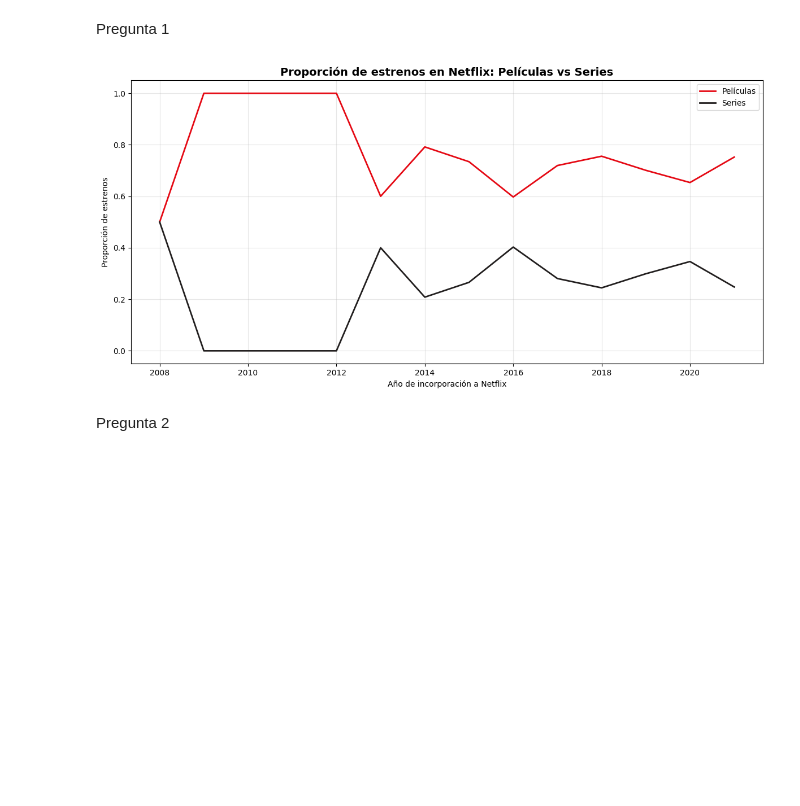
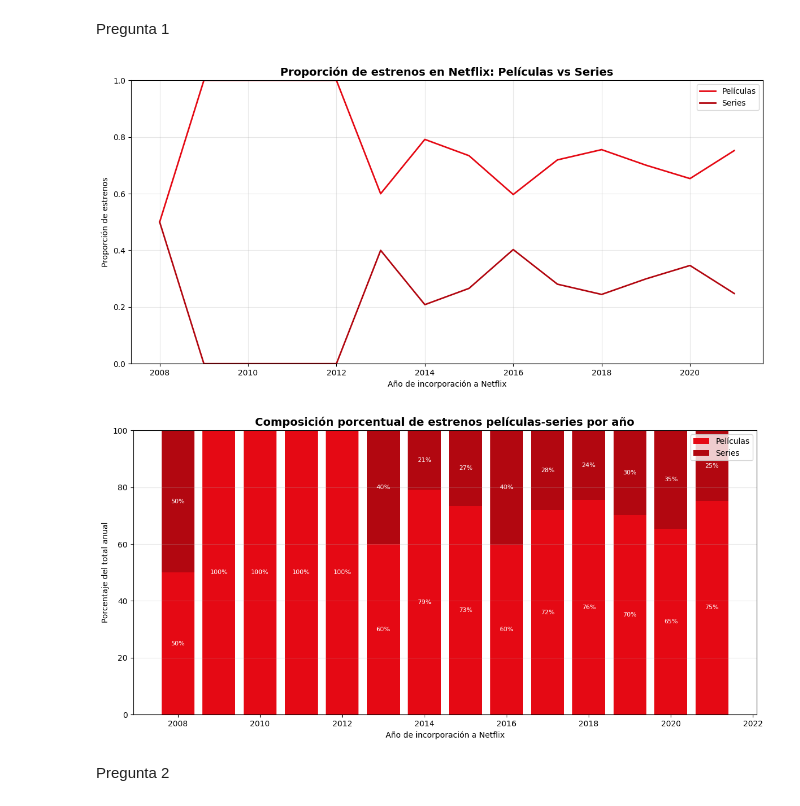
Before and after one commit to alfosobral/Entregable1BarberousseSobral, a Jupyter notebook: Analisis de Datos - Practico2/Practico2.ipynb, the cells around one changed output. Drawn from its saved outputs; the diff is of its cells as text; code cells hidden in the pictures; blank space fills up the shorter version.

```diff
--- a/Analisis de Datos - Practico2/Practico2.ipynb
+++ b/Analisis de Datos - Practico2/Practico2.ipynb
@@ -14,39 +14,68 @@ Pregunta 1
 # %%
 import pandas as pd
 import matplotlib.pyplot as plt
 
 INPUT_CSV = "netflix.csv"
-PALETTE = ['#f5f5f1', '#e50914', '#b20710', '#221f1f']
+COLOR_MOVIES = "#e50914"
+COLOR_SERIES = "#b20710"
 
 df = pd.read_csv(INPUT_CSV)
-
 df['date_added'] = pd.to_datetime(df['date_added'], errors='coerce')
 df['year_added'] = df['date_added'].dt.year
+df = df.dropna(subset=['year_added', 'type'])
 
-df = df.dropna(subset=['year_added'])
+counts = (
+    df.groupby(['year_added', 'type'])
+      .size()
+      .reset_index(name='count')
+)
 
-counts = df.groupby(['year_added', 'type']).size().reset_index(name="count")
-
-pivot = counts.pivot(index="year_added", columns="type", values="count").fillna(0)
-
-pivot['total'] = pivot.sum(axis=1)
-pivot['Movie_ratio'] = pivot.get('Movie', 0) / pivot['total']
-pivot['TV Show_ratio'] = pivot.get('TV Show', 0) / pivot['total']
+pivot = counts.pivot(index='year_added', columns='type', values='count').fillna(0)
+pivot = pivot.sort_index()
+pivot['total'] = pivot.sum(axis=1).replace(0, 1)
+pivot['Movie_pct']   = pivot.get('Movie', 0)   / pivot['total']
+pivot['TVShow_pct']  = pivot.get('TV Show', 0) / pivot['total']
 
 plt.figure(figsize=(12,6))
-plt.plot(pivot.index, pivot['Movie_ratio'], label="Películas", color=PALETTE[1], linewidth=2)
-plt.plot(pivot.index, pivot['TV Show_ratio'], label="Series", color=PALETTE[3], linewidth=2)
+plt.plot(pivot.index, pivot['Movie_pct'], label="Películas", color=COLOR_MOVIES, linewidth=2)
+plt.plot(pivot.index, pivot['TVShow_pct'], label="Series", color=COLOR_SERIES, linewidth=2)
 
 plt.title("Proporción de estrenos en Netflix: Películas vs Series", fontsize=14, weight="bold")
 plt.xlabel("Año de incorporación a Netflix")
 plt.ylabel("Proporción de estrenos")
+plt.ylim(0, 1)
+plt.grid(alpha=0.3)
 plt.legend()
-plt.grid(alpha=0.3)
+plt.tight_layout()
+plt.show()
+
+years = pivot.index.astype(int)
+movies_pct = (pivot['Movie_pct'] * 100).values
+series_pct = (pivot['TVShow_pct'] * 100).values
+
+plt.figure(figsize=(12,6))
+plt.bar(years, movies_pct, color=COLOR_MOVIES, width=0.8, label="Películas")
+plt.bar(years, series_pct, bottom=movies_pct, color=COLOR_SERIES, width=0.8, label="Series")
+
+plt.title("Composición porcentual de estrenos películas-series por año", fontsize=14, weight="bold")
+plt.xlabel("Año de incorporación a Netflix")
+plt.ylabel("Porcentaje del total anual")
+plt.ylim(0, 100)
+plt.grid(axis="y", alpha=0.3)
+plt.legend()
+
+# Etiquetas opcionales
+for x, m, s in zip(years, movies_pct, series_pct):
+    if m > 0:
+        plt.text(x, m/2, f"{m:.0f}%", ha="center", va="center", fontsize=8, color="white")
+    if s > 0:
+        plt.text(x, m + s/2, f"{s:.0f}%", ha="center", va="center", fontsize=8, color="white")
 
 plt.tight_layout()
 plt.show()
 # %% [output]
-[figure, old version]
+[figure, new version]
+[figure, added]
 # %% [markdown]
 Pregunta 2
 # %%
```
Also changed, not shown: parts of 3 cells of this notebook, 3 other files.
